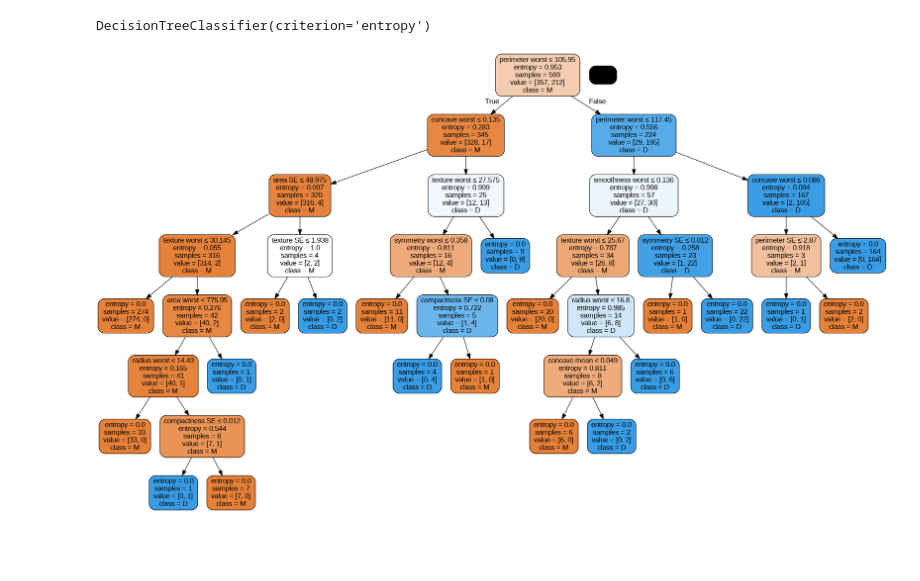
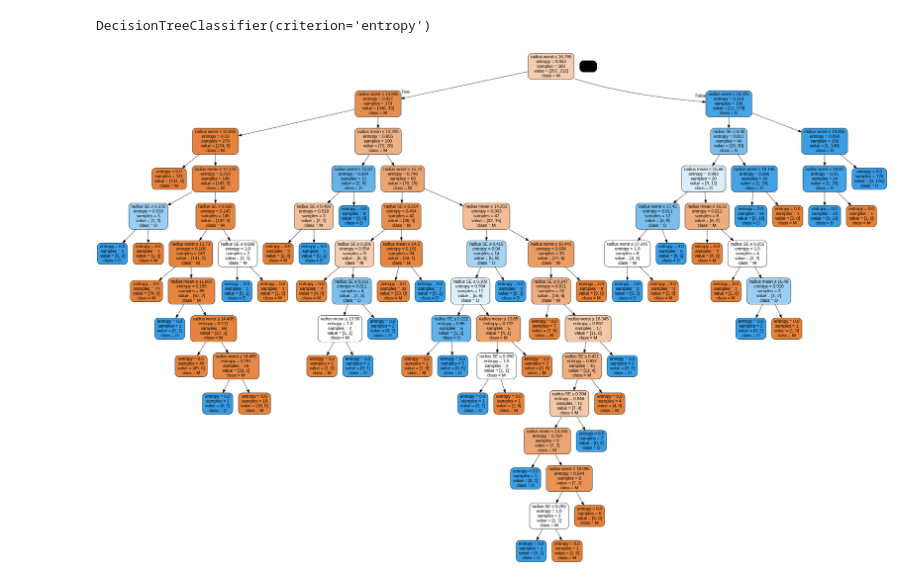
Before and after one commit to Cpt0988/Ml-class, a Jupyter notebook: lab/Chuck_Working_version_of_decision_trees.ipynb, the cells around one changed output. Saved outputs shown, nothing was run; the diff lists cells and outputs as text; code cells hidden in the pictures; blank space fills up the shorter version.

```diff
--- a/lab/Chuck_Working_version_of_decision_trees.ipynb
+++ b/lab/Chuck_Working_version_of_decision_trees.ipynb
@@ -393,7 +393,7 @@ tumor= pd.read_csv('https://raw.githubusercontent.com/zacharski/ml-class/master/
 
 tumor
 
-tumor_features= tumor[['ID','radius mean', 'texture mean','perimeter mean','area mean','smoothness mean', 'compactness mean', 'concavity mean','concave mean' ,'symmetry mean', 'fractal mean','radius SE', 'texture SE','perimeter SE','area SE','smoothness SE', 'compactness SE', 'concavity SE','concave SE' ,'symmetry SE', 'fractal SE','radius worst', 'texture worst','perimeter worst','area worst','smoothness worst', 'compactness worst', 'concavity worst','concave worst' ,'symmetry worst', 'fractal worst']]
+tumor_features= tumor[['radius mean','radius SE','radius worst']]
 tumor_label=tumor['Diagnosis']
 
 from sklearn.model_selection import train_test_split
@@ -408,13 +408,13 @@ DecisionTreeClassifier(criterion='entropy')
 # %%
 from IPython.display import Image
 import pydotplus
 dot_data = tree.export_graphviz(clf, out_file="tumor.dot",
-                         feature_names=['ID','radius mean', 'texture mean','perimeter mean','area mean','smoothness mean', 'compactness mean', 'concavity mean','concave mean' ,'symmetry mean', 'fractal mean','radius SE', 'texture SE','perimeter SE','area SE','smoothness SE', 'compactness SE', 'concavity SE','concave SE' ,'symmetry SE', 'fractal SE','radius worst', 'texture worst','perimeter worst','area worst','smoothness worst', 'compactness worst', 'concavity worst','concave worst' ,'symmetry worst', 'fractal worst'],
+                         feature_names=['radius mean','radius SE','radius worst'],
                          class_names=['M', 'D'],
                          filled=True, rounded=True,
                          special_characters=True)
 graph = pydotplus.graphviz.graph_from_dot_file("tumor.dot")
 #graph = pydotplus.graph_from_dot_data(dot_data)
 Image(graph.create_png())
 # %% [output]
-[figure, old version]
+[figure, new version]
```
